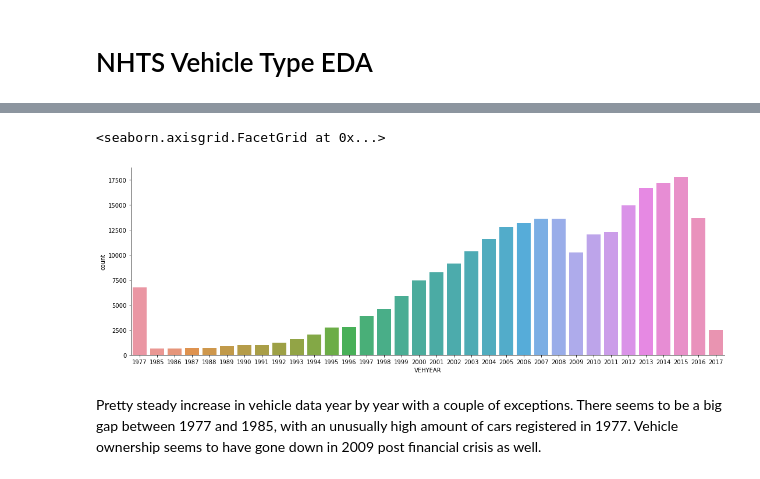
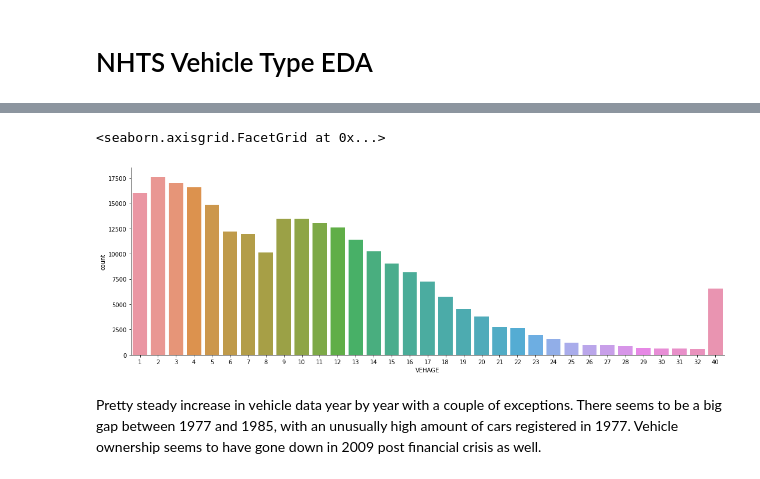
Before and after one commit to ryansliao/DSC-Capstone, a Jupyter notebook: Ryan NHTS EDA.ipynb, the cells around one changed output, grey strips where cells are left out. Cells and saved outputs as stored; diff of their text form; code cells hidden in the pictures.

```diff
--- a/Ryan NHTS EDA.ipynb
+++ b/Ryan NHTS EDA.ipynb
@@ -5,8 +5,34 @@ import pandas as pd
 import numpy as np
 import matplotlib.pyplot as plt
 import seaborn as sns
+# %%
+vehicles = pd.read_csv("vehpub_2017.csv")
+households = pd.read_csv("hhpub_2017.csv")
+trips = pd.read_csv("trippub_2017.csv")
+pd.set_option('display.max_columns', None)
+# %%
+trips_df = trips[trips['TRPHHVEH'] == 1].groupby(['HOUSEID', 'VEHID']).sum().reset_index()[['HOUSEID', 'VEHID', 'TRVLCMIN', 'TRPMILES']]
+trips_df.head(5)
+# %%
+vehicles_df = vehicles.merge(households[['HOUSEID', 'CNTTDHH', 'CAR', 'PRICE', 'PLACE']], on='HOUSEID', how='left')
+vehicles_df = vehicles_df.merge(trips_df, on=['HOUSEID', 'VEHID'], how='left')
+vehicles_df.head(5)
 # %%
-vehicles = pd.read_csv("vehpub.csv")
-pd.set_option('display.max_rows', None)
-pd.set_option('display.max_columns', None)
-vehicles.head(100)
+vehicles_df['VEHTYPE'] = vehicles_df['VEHTYPE'].replace(5, 4)
+vehicles_df['FUELTYPE'] = vehicles_df['FUELTYPE'].replace(6, 4)
+vehicles_df = vehicles_df[(vehicles_df['VEHTYPE'] > 0)
+                    & (vehicles_df['VEHTYPE'] != 6)
+                    & (vehicles_df['VEHTYPE'] != 97)
+                    & (vehicles_df['FUELTYPE'] > 0)
+                    & (vehicles_df['FUELTYPE'] != 97)
+                    & (vehicles_df['VEHAGE'] > 0)
+                    & (vehicles_df['HTPPOPDN'] != -9)]
+vehicles_df.loc[vehicles_df['VEHTYPE'] == 1, 'VEHTYPE'] = "Automobile"
+vehicles_df.loc[vehicles_df['VEHTYPE'] == 2, 'VEHTYPE'] = "Van"
+vehicles_df.loc[vehicles_df['VEHTYPE'] == 3, 'VEHTYPE'] = "SUV"
+vehicles_df.loc[vehicles_df['VEHTYPE'] == 4, 'VEHTYPE'] = "Truck"
+vehicles_df.loc[vehicles_df['VEHTYPE'] == 7, 'VEHTYPE'] = "Motorcycle"
+vehicles_df.loc[vehicles_df['FUELTYPE'] == 1, 'FUELTYPE'] = "Gas"
+vehicles_df.loc[vehicles_df['FUELTYPE'] == 2, 'FUELTYPE'] = "Diesel"
+vehicles_df.loc[vehicles_df['FUELTYPE'] == 3, 'FUELTYPE'] = "Hybrid"
+vehicles_df.head(5)
@@ -48,7 +41,7 @@ Index(['HOUSEID', 'VEHID', 'VEHYEAR', 'VEHAGE', 'MAKE', 'MODEL', 'FUELTYPE',
 # %%
-sns.catplot(data=vehicles[vehicles['VEHYEAR'] >= 0], kind='count', x='VEHYEAR', aspect=3)
+sns.catplot(data=vehicles_df[vehicles_df['VEHAGE'] >= 0], kind='count', x='VEHAGE', aspect=3)
 # %% [output]
 <seaborn.axisgrid.FacetGrid at 0x...>
-[figure, old version]
+[figure, new version]
 # %% [markdown]
 Pretty steady increase in vehicle data year by year with a couple of exceptions. There seems to be a big gap between 1977 and 1985, with an unusually high amount of cars registered in 1977. Vehicle ownership seems to have gone down in 2009 post financial crisis as well.
```
Also changed, not shown: parts of 30 cells of this notebook, 6 other files.
